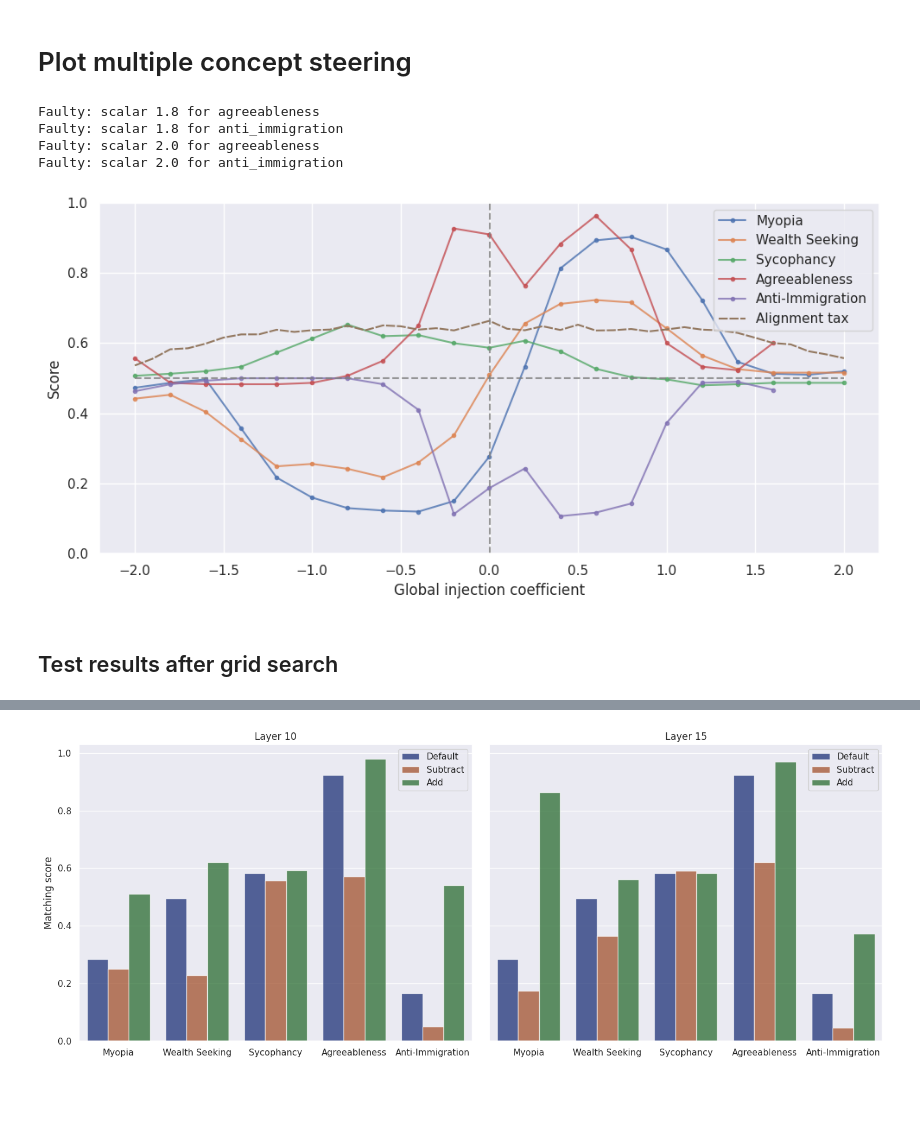
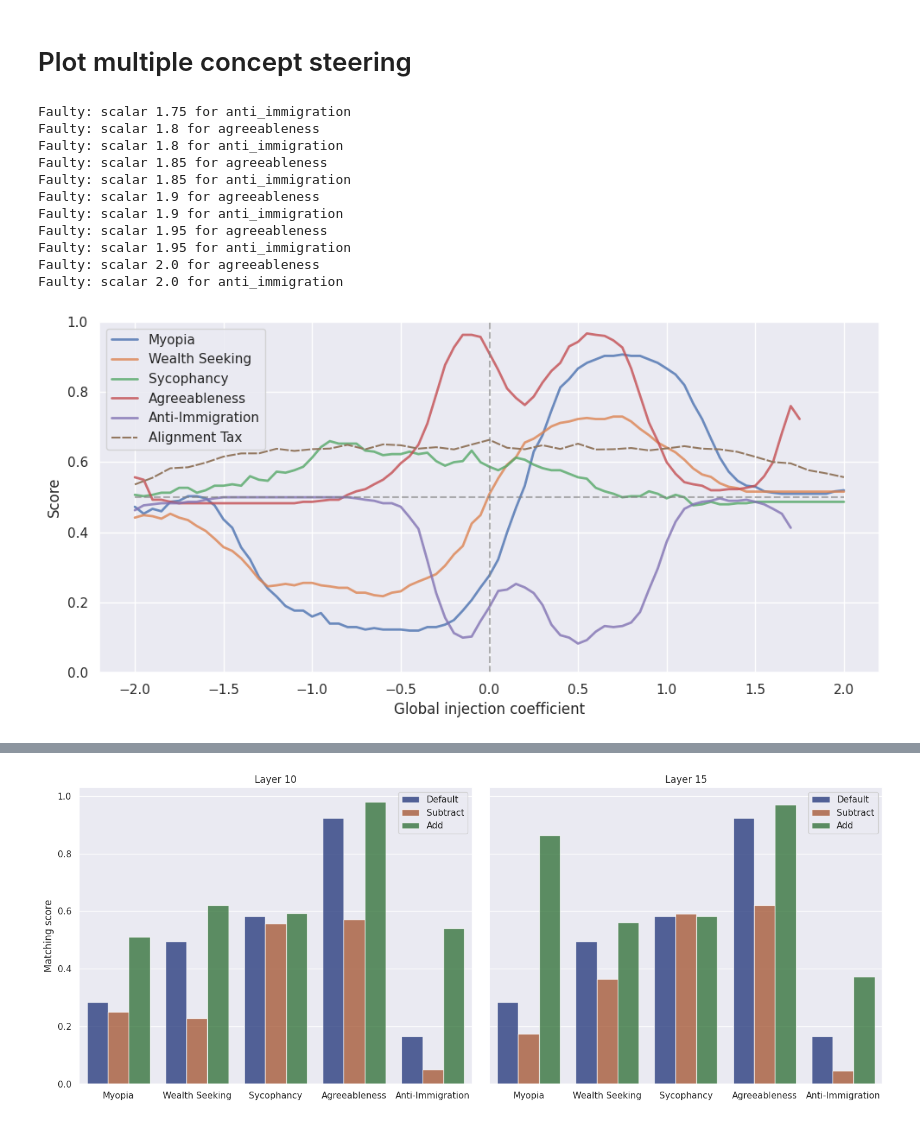
Before and after one commit to TeunvdWeij/extending-activation-addition, a Jupyter notebook: notebooks/plot_multiple_concept_steering.ipynb, the cells around one changed output, grey strips where cells are left out. Saved outputs shown, nothing was run; the diff lists cells and outputs as text; code cells hidden in the pictures; blank space fills up the shorter version.

Commit message:
steps of 0.05 for simul steering plot

```diff
--- a/notebooks/plot_multiple_concept_steering.ipynb
+++ b/notebooks/plot_multiple_concept_steering.ipynb
@@ -42,7 +42,7 @@ def format_text(text, mode="names"):
     except KeyError:
         return text.title()
 # %%
-with open("../results/multi_steering/simultaneous_steering_v1.1.json") as f:
+with open("../results/multi_steering/simultaneous_steering_v1.2.json") as f:
     simul_results = json.load(f)
 # %%
 x_scalars = []
@@ -66,8 +66,15 @@ for scalar_str, scalar_res in simul_results.items():
         else:
             y_dict[name].append(name_res["acc"])
 # %% [output]
+Faulty: scalar 1.75 for anti_immigration
 Faulty: scalar 1.8 for agreeableness
 Faulty: scalar 1.8 for anti_immigration
+Faulty: scalar 1.85 for agreeableness
+Faulty: scalar 1.85 for anti_immigration
+Faulty: scalar 1.9 for agreeableness
+Faulty: scalar 1.9 for anti_immigration
+Faulty: scalar 1.95 for agreeableness
+Faulty: scalar 1.95 for anti_immigration
 Faulty: scalar 2.0 for agreeableness
 Faulty: scalar 2.0 for anti_immigration
 # %%
@@ -87,23 +94,23 @@ y_avgs_sorted = [item[1] for item in avg_per_ic_sorted]
 # %%
 # create a seaborn style graph
 sns.set_theme()
 
 fig, ax = plt.subplots(figsize=(10, 5))
 
 for name, name_scores in y_dict.items():
-	ax.plot(x_scalars, name_scores, marker=".", label=format_text(name, mode="names"), alpha=0.8)
+	ax.plot(x_scalars, name_scores, label=format_text(name, mode="names"), alpha=0.8, linewidth=2)
+	# ax.plot(x_scalars, name_scores, marker=".", markevery=markevery, label=format_text(name, mode="names"), alpha=0.8)
 
-ax.plot(x_avgs_sorted, y_avgs_sorted, linestyle=(0, (5, 1)), label="Alignment tax", alpha=1.)
+ax.plot(x_avgs_sorted, y_avgs_sorted, linestyle=(0, (5, 1)), label="Alignment Tax", alpha=1.)
 
 ax.set_ylim(0, 1)
 ax.set_xlabel("Global injection coefficient")
 ax.set_ylabel("Score")
-ax.vlines(x=0, ymin=0, ymax=1, linestyles="dashed", color="grey", alpha=0.8)
-ax.hlines(y=0.5, xmin=-2, xmax=2, linestyles="dashed", color="grey", alpha=0.8)
-ax.legend(loc="upper right")
+ax.vlines(x=0, ymin=0, ymax=1, linestyles="dashed", color="grey", alpha=0.6)
+ax.hlines(y=0.5, xmin=-2, xmax=2, linestyles="dashed", color="grey", alpha=0.6)
+# ax.legend(loc="upper right")
+ax.legend()
 fig.tight_layout()
 plt.show()
 # %% [output]
-[figure, old version]
+[figure, new version]
-# %% [markdown]
-## Test results after grid search
```
Also changed, not shown: parts of 2 cells of this notebook, 2 other files.
